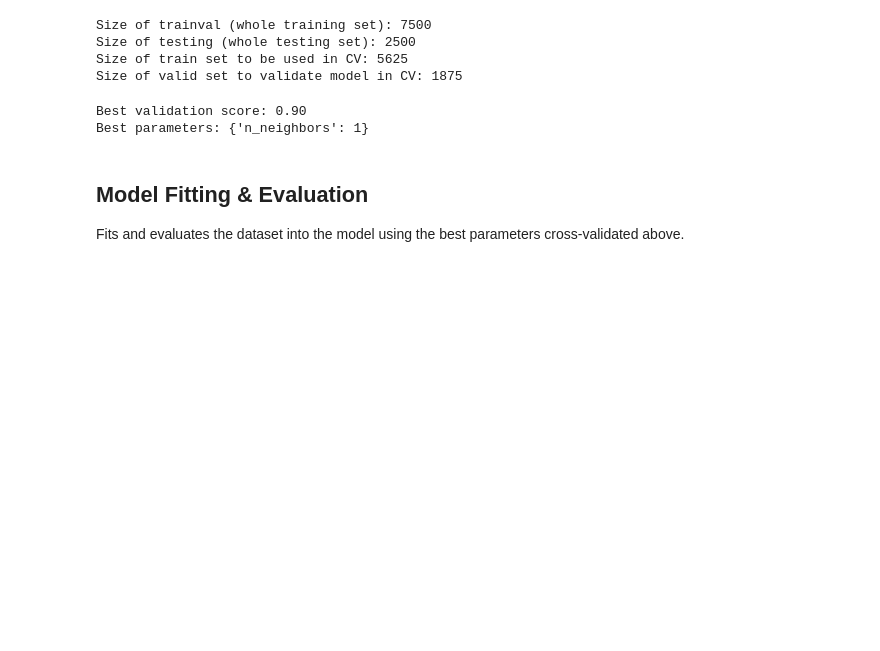
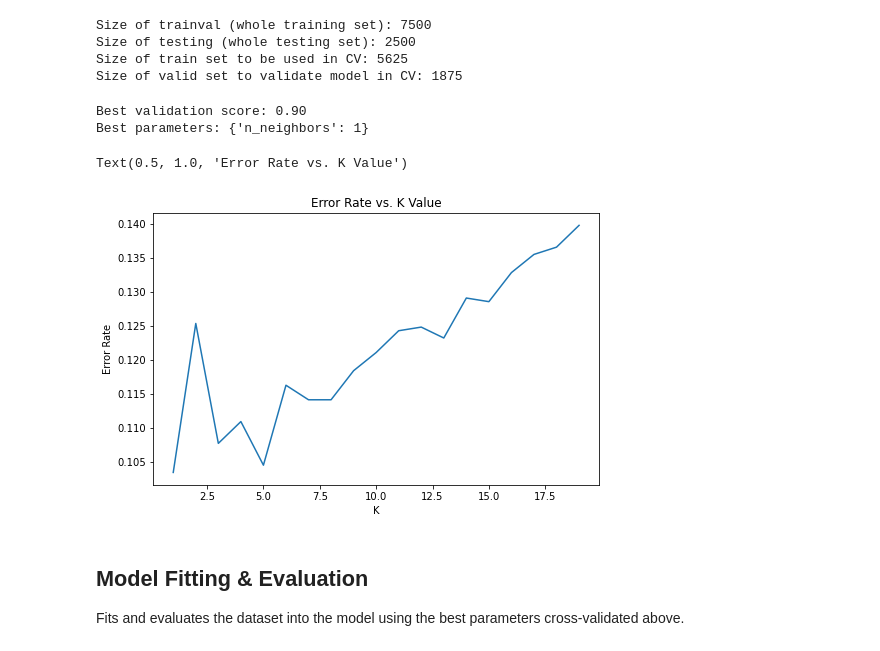
Before and after one commit to ralphgutz/predicting-handwritten-digits-using-knn, a Jupyter notebook: predicting-handwritten-digits-using-knn.ipynb, the cells around one changed output. Saved outputs shown, nothing was run; the diff lists cells and outputs as text; code cells hidden in the pictures; blank space fills up the shorter version.

Commit message:
Add error rate vs. k value plot

```diff
--- a/predicting-handwritten-digits-using-knn.ipynb
+++ b/predicting-handwritten-digits-using-knn.ipynb
@@ -129,7 +129,8 @@ Size of testing (whole testing set): 2500
 Size of train set to be used in CV: 5625
 Size of valid set to validate model in CV: 1875
 # %%
-n_neighbors = [i for i in range(1,10)]  # neighbors to be tested
+n_neighbors = [i for i in range(1,20)]  # neighbors to be tested
+score_list = []
 best_score = 0
 
 for n in n_neighbors:
@@ -138,6 +139,7 @@ for n in n_neighbors:
 
     scores = cross_val_score(knn, X_valid, y_valid, cv=5)
     score = scores.mean()
+    score_list.append(score)
 
     if score > best_score:
         best_score = score
@@ -149,6 +151,17 @@ print("Best parameters:", best_params)
 # %% [output]
 Best validation score: 0.90
 Best parameters: {'n_neighbors': 1}
+# %%
+errors = [1.00-i for i in score_list]
+
+plt.figure(figsize=(8,5))
+plt.plot(n_neighbors, errors)
+plt.xlabel("K")
+plt.ylabel("Error Rate")
+plt.title("Error Rate vs. K Value")
+# %% [output]
+Text(0.5, 1.0, 'Error Rate vs. K Value')
+[figure, added]
 # %% [markdown]
 ## Model Fitting & Evaluation
 Fits and evaluates the dataset into the model using the best parameters cross-validated above.
```
